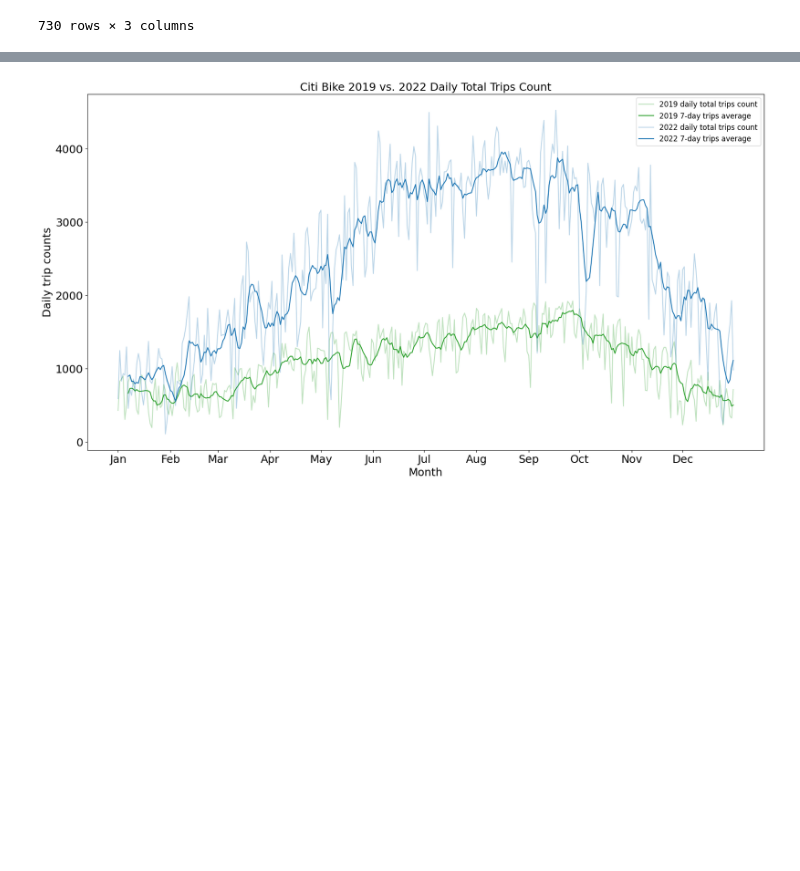
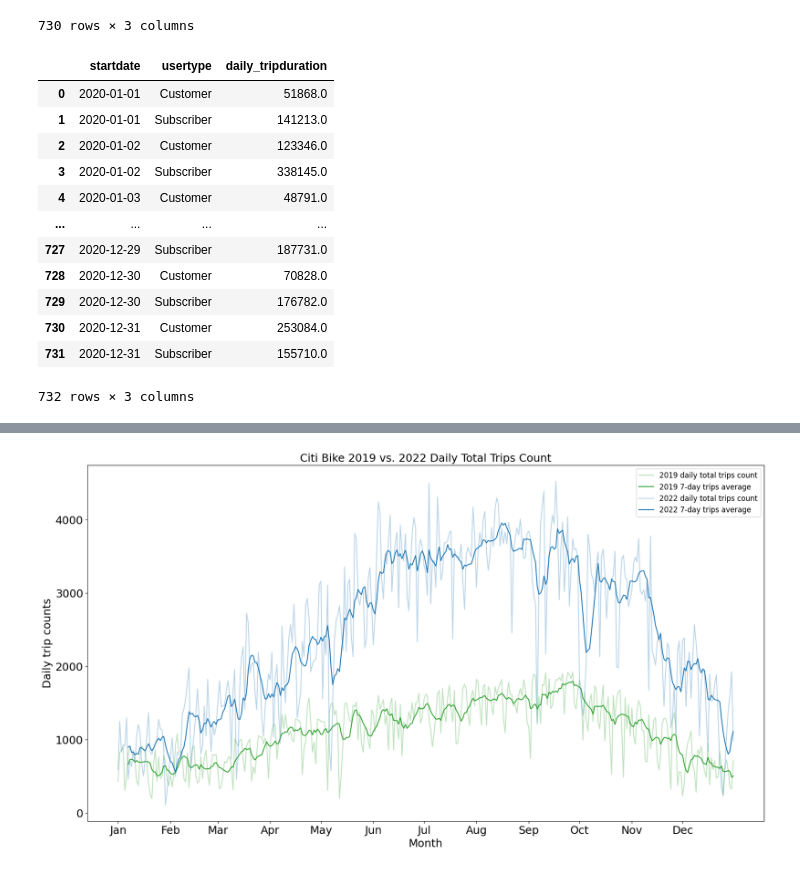
Before and after one commit to M2JT/big-data-final-project, a Jupyter notebook: code/CitiBikeAnalysis.ipynb, the cells around one changed output, grey strips where cells are left out. Saved outputs shown, nothing was run; the diff lists cells and outputs as text; code cells hidden in the pictures; blank space fills up the shorter version.

```diff
--- a/code/CitiBikeAnalysis.ipynb
+++ b/code/CitiBikeAnalysis.ipynb
@@ -347,8 +455,25 @@ daily_tripduration_by_usertype_2019.toPandas()
 # %%
 # find the daily total trip length by user type in 2020
 daily_tripduration_by_usertype_2020 = citibike2020.groupBy(['startdate', 'usertype']) \
                                .agg(sum('tripduration').alias('daily_tripduration')) \
                                .orderBy('startdate', 'usertype')
+
+# examine the resulting DF
+daily_tripduration_by_usertype_2020.toPandas()
+# %% [output]
+|  | startdate | usertype | daily_tripduration |
+| 0 | 2020-01-01 | Customer | 51868.0 |
+| 1 | 2020-01-01 | Subscriber | 141213.0 |
+| 2 | 2020-01-02 | Customer | 123346.0 |
+| 3 | 2020-01-02 | Subscriber | 338145.0 |
+| 4 | 2020-01-03 | Customer | 48791.0 |
+| ... | ... | ... | ... |
+| 727 | 2020-12-29 | Subscriber | 187731.0 |
+| 728 | 2020-12-30 | Customer | 70828.0 |
+| 729 | 2020-12-30 | Subscriber | 176782.0 |
+| 730 | 2020-12-31 | Customer | 253084.0 |
+| 731 | 2020-12-31 | Subscriber | 155710.0 |
+732 rows × 3 columns
 # %%
 # find the daily total trip length by user type in 2022
 daily_tripduration_by_usertype_2022 = citibike2022.groupBy(['startdate', 'member_casual']) \
```
Also changed, not shown: parts of 14 cells of this notebook.
